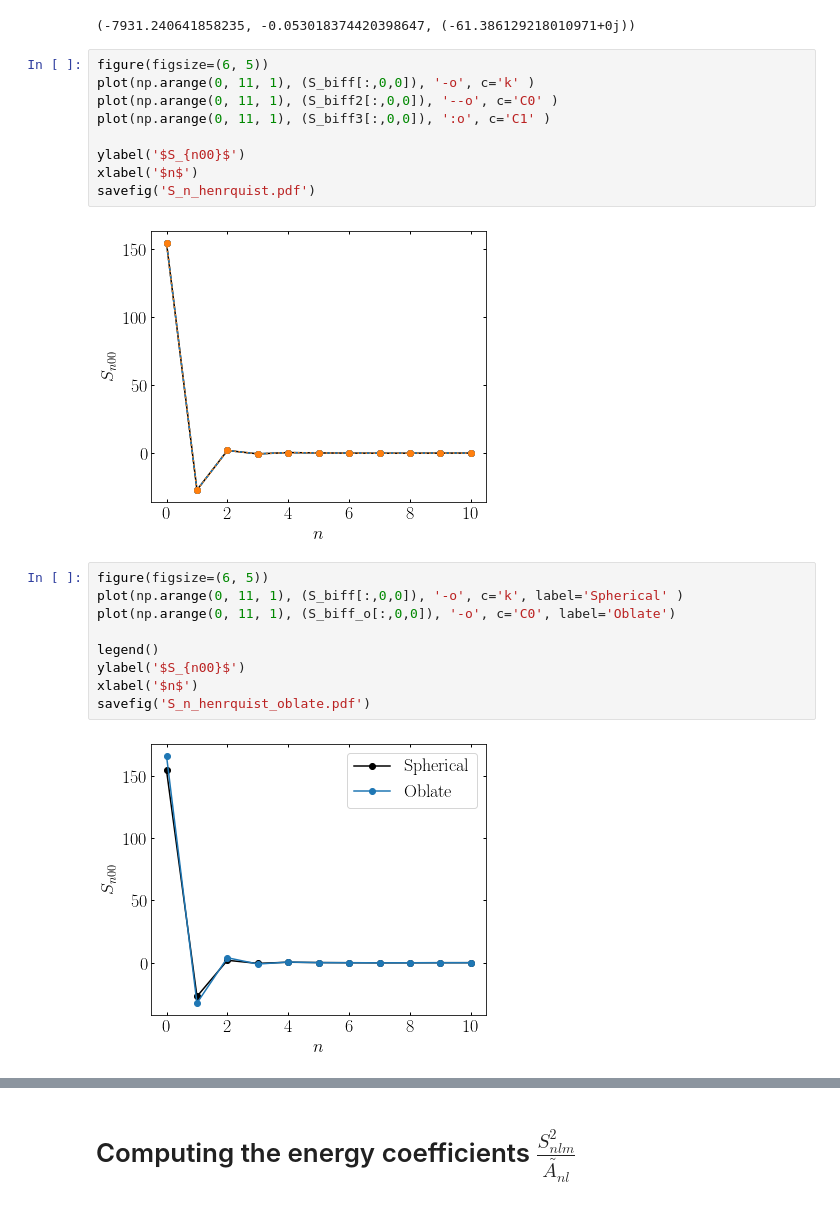
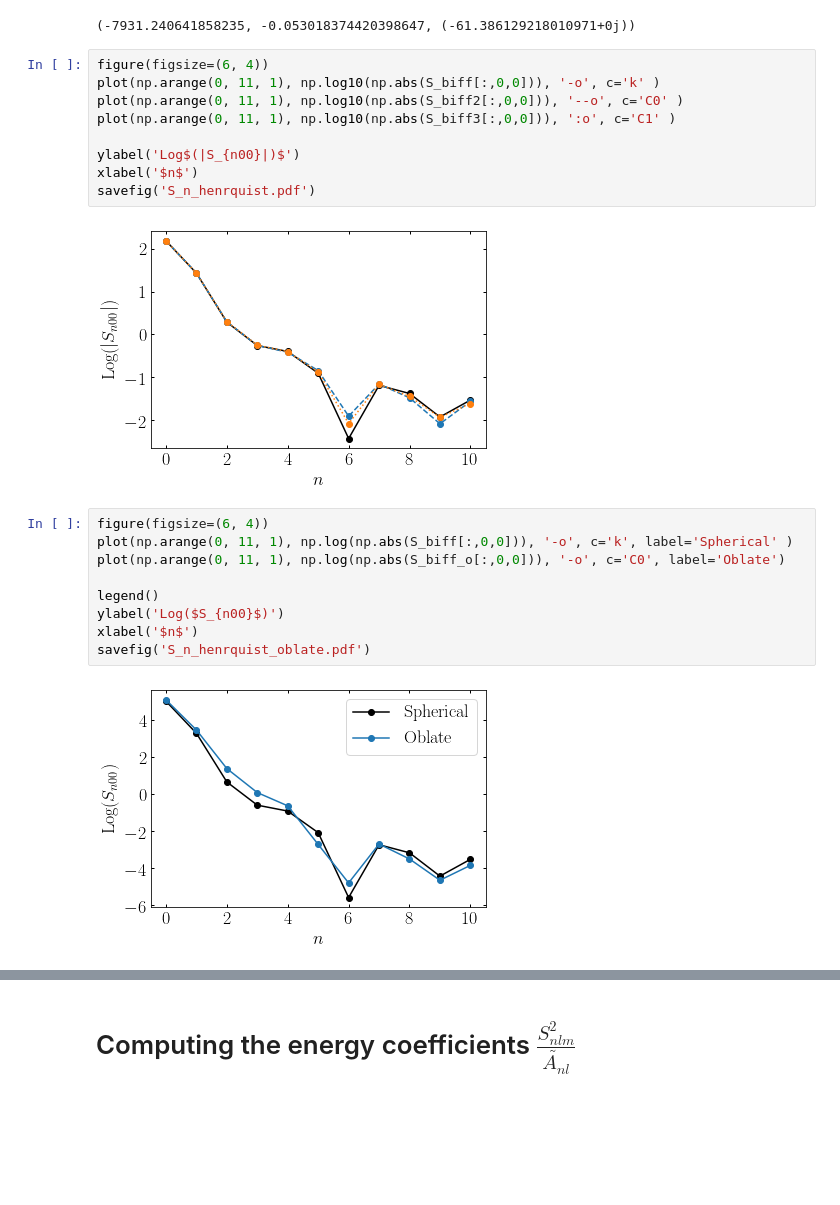
Before and after one commit to jngaravitoc/BFE-c, a Jupyter notebook: code/computing_coefficients.ipynb, the cells around one changed output, grey strips where cells are left out. Drawn from its saved outputs; the diff is of its cells as text; blank space fills up the shorter version.

```diff
--- a/code/computing_coefficients.ipynb
+++ b/code/computing_coefficients.ipynb
@@ -296,25 +296,25 @@ snl(0, 10, 0, m_cut, r_cut, theta, phi, 40.8)
 -0.0530183744204 (-61.386129218+0j) -50097594374.3
 (-7931.240641858235, -0.053018374420398647, (-61.386129218010971+0j))
 # %%
-figure(figsize=(6, 5))
-plot(np.arange(0, 11, 1), (S_biff[:,0,0]), '-o', c='k' )
-plot(np.arange(0, 11, 1), (S_biff2[:,0,0]), '--o', c='C0' )
-plot(np.arange(0, 11, 1), (S_biff3[:,0,0]), ':o', c='C1' )
+figure(figsize=(6, 4))
+plot(np.arange(0, 11, 1), np.log10(np.abs(S_biff[:,0,0])), '-o', c='k' )
+plot(np.arange(0, 11, 1), np.log10(np.abs(S_biff2[:,0,0])), '--o', c='C0' )
+plot(np.arange(0, 11, 1), np.log10(np.abs(S_biff3[:,0,0])), ':o', c='C1' )
 
-ylabel('$S_{n00}$')
+ylabel('Log$(|S_{n00}|)$')
 xlabel('$n$')
 savefig('S_n_henrquist.pdf')
 # %% [output]
-[figure, old version]
+[figure, new version]
 # %%
-figure(figsize=(6, 5))
-plot(np.arange(0, 11, 1), (S_biff[:,0,0]), '-o', c='k', label='Spherical' )
-plot(np.arange(0, 11, 1), (S_biff_o[:,0,0]), '-o', c='C0', label='Oblate')
+figure(figsize=(6, 4))
+plot(np.arange(0, 11, 1), np.log(np.abs(S_biff[:,0,0])), '-o', c='k', label='Spherical' )
+plot(np.arange(0, 11, 1), np.log(np.abs(S_biff_o[:,0,0])), '-o', c='C0', label='Oblate')
 
 legend()
-ylabel('$S_{n00}$')
+ylabel('Log($S_{n00}$)')
 xlabel('$n$')
 savefig('S_n_henrquist_oblate.pdf')
 # %% [output]
-[figure, old version]
+[figure, new version]
 # %%
```
Also changed, not shown: parts of 3 cells of this notebook, 2 other files.
